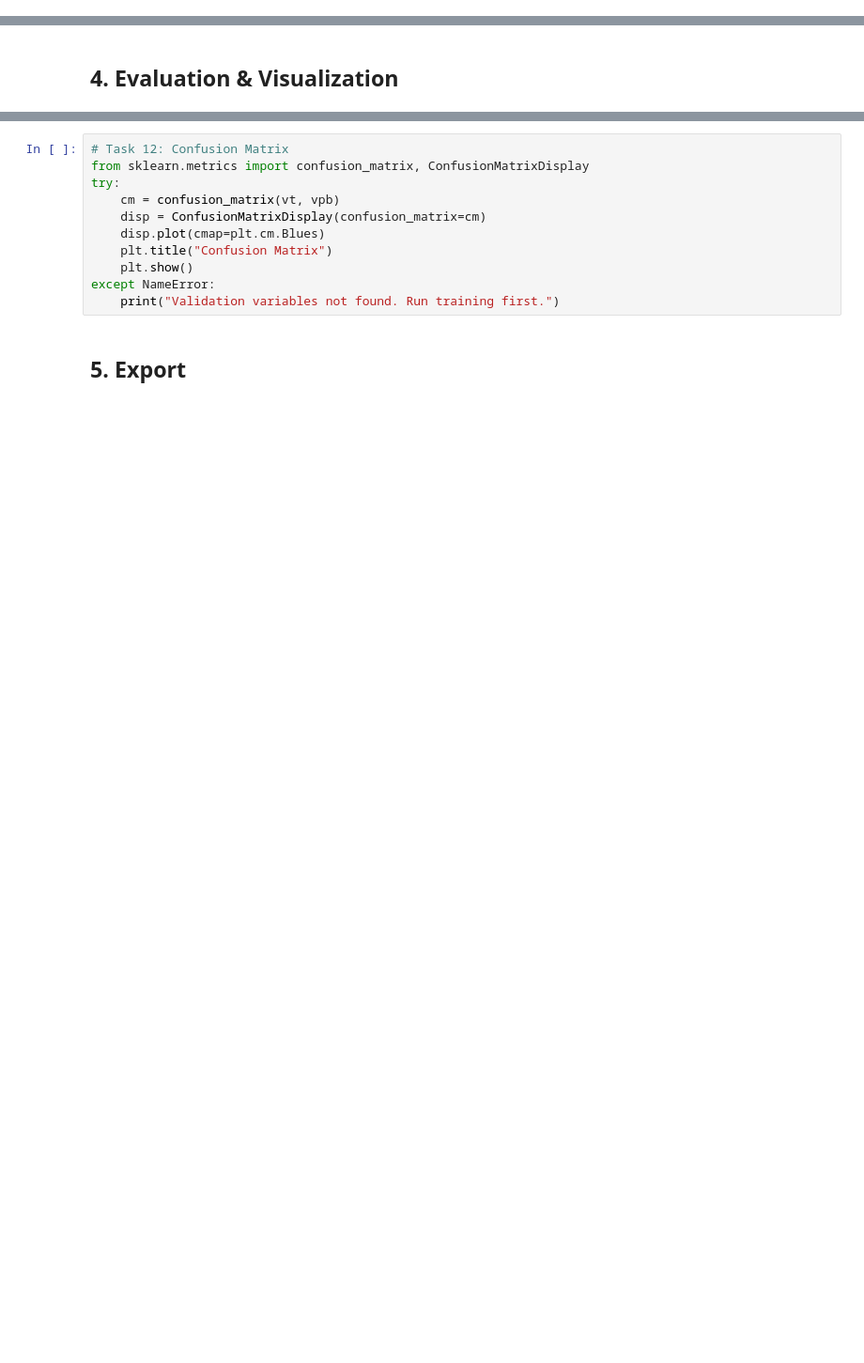
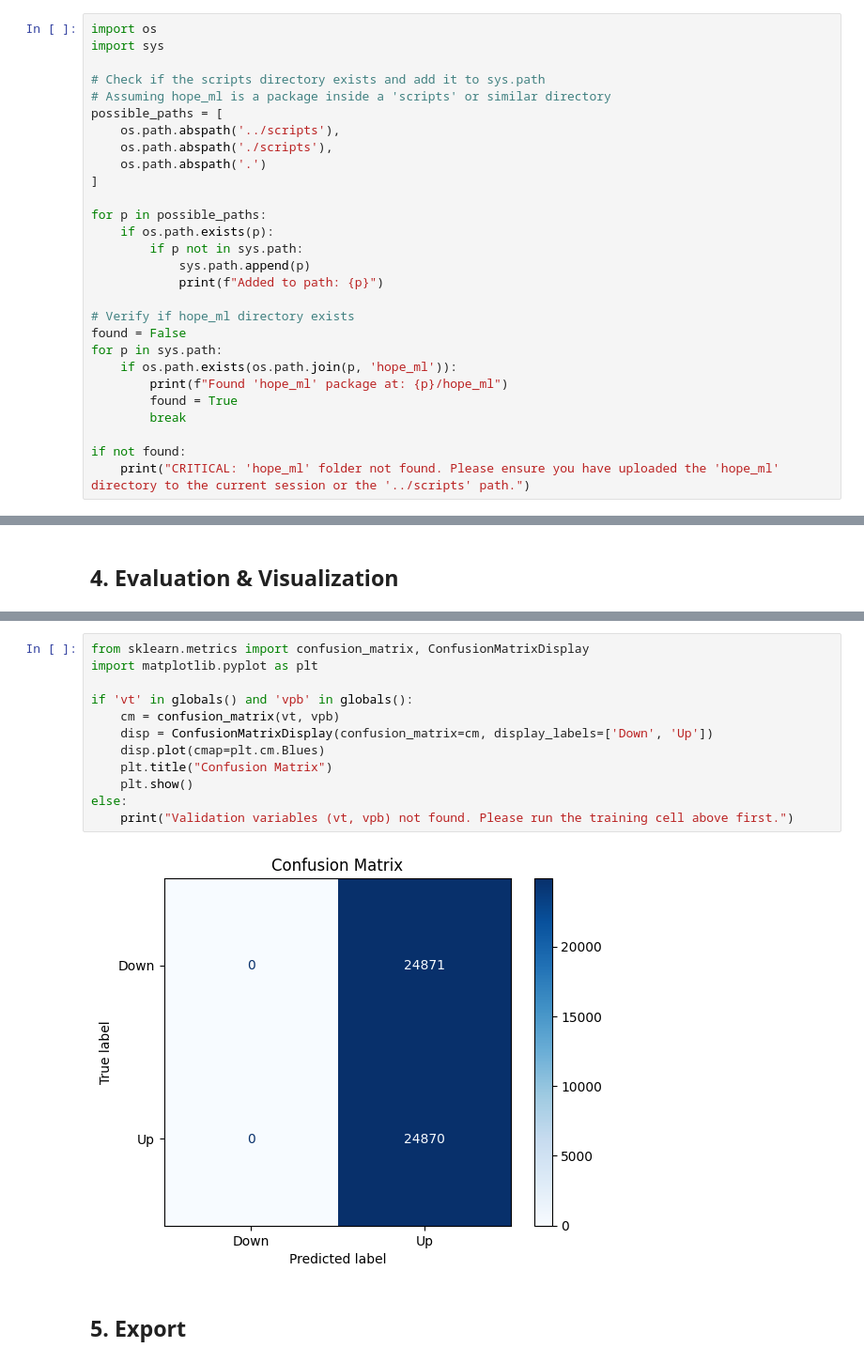
Before and after one commit to planetazul3/hope, a Jupyter notebook: notebooks/train_transformer.ipynb, the cells around one changed output, grey strips where cells are left out. Shown at 94% size. Drawn from its saved outputs; the diff is of its cells as text; blank space fills up the shorter version.

```diff
--- a/notebooks/train_transformer.ipynb
+++ b/notebooks/train_transformer.ipynb
@@ -30,0 +34,28 @@ print(f"Data path: {data_path}")
+# %%
+import os
+import sys
+
+# Check if the scripts directory exists and add it to sys.path
+# Assuming hope_ml is a package inside a 'scripts' or similar directory
+possible_paths = [
+    os.path.abspath('../scripts'),
+    os.path.abspath('./scripts'),
+    os.path.abspath('.')
+]
+
+for p in possible_paths:
+    if os.path.exists(p):
+        if p not in sys.path:
+            sys.path.append(p)
+            print(f"Added to path: {p}")
+
+# Verify if hope_ml directory exists
+found = False
+for p in sys.path:
+    if os.path.exists(os.path.join(p, 'hope_ml')):
+        print(f"Found 'hope_ml' package at: {p}/hope_ml")
+        found = True
+        break
+
+if not found:
+    print("CRITICAL: 'hope_ml' folder not found. Please ensure you have uploaded the 'hope_ml' directory to the current session or the '../scripts' path.")
@@ -222,14 +384,17 @@ print("Visualizing training progression...")
 # %%
-# Task 12: Confusion Matrix
 from sklearn.metrics import confusion_matrix, ConfusionMatrixDisplay
-try:
+import matplotlib.pyplot as plt
+
+if 'vt' in globals() and 'vpb' in globals():
     cm = confusion_matrix(vt, vpb)
-    disp = ConfusionMatrixDisplay(confusion_matrix=cm)
+    disp = ConfusionMatrixDisplay(confusion_matrix=cm, display_labels=['Down', 'Up'])
     disp.plot(cmap=plt.cm.Blues)
     plt.title("Confusion Matrix")
     plt.show()
-except NameError:
-    print("Validation variables not found. Run training first.")
+else:
+    print("Validation variables (vt, vpb) not found. Please run the training cell above first.")
+# %% [output]
+[figure, added]
 # %% [markdown]
 ## 5. Export
 # %%
```
Also changed, not shown: parts of 9 cells of this notebook, 3 other files.
